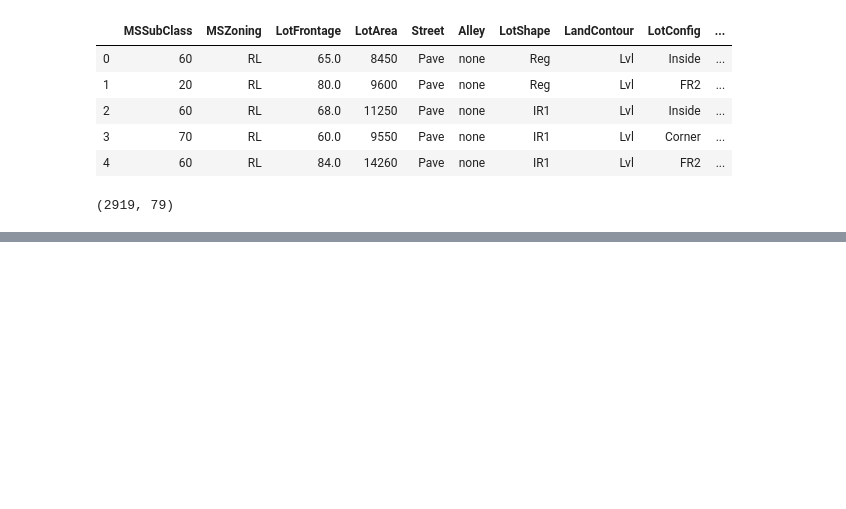
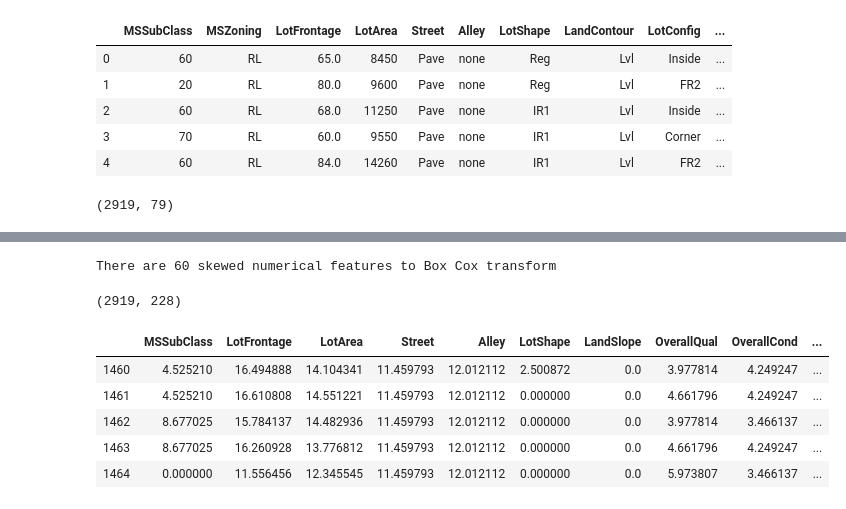
Before and after one commit to Sibin-Sibi/House_Price, a Jupyter notebook: Housing.ipynb, the cells around one changed output, grey strips where cells are left out. Saved outputs shown, nothing was run; the diff lists cells and outputs as text; code cells hidden in the pictures; blank space fills up the shorter version.

Commit message:
Data after Feature Engineering

```diff
--- a/Housing.ipynb
+++ b/Housing.ipynb
@@ -301,0 +319,7 @@ combined.shape
+# %%
+numeric_feats = combined.dtypes[combined.dtypes != 'object'].index
+# check skewness of all numeric value
+skewed_feats = combined[numeric_feats].apply( lambda x : skew(x.dropna()) ).sort_values(ascending = False)
+print("Skew in numerical featres : \n")
+skewness = pd.DataFrame({'skew' : skewed_feats})
+skewness.head(8)
@@ -301,0 +337,29 @@ combined.shape
+# %%
+# correcting of skewness using BoxCox
+skewness = skewness[abs(skewness) > 0.5]
+print("There are {} skewed numerical features to Box Cox transform".format(skewness.shape[0]))
+from scipy.special import boxcox1p
+from scipy.stats import boxcox_normmax
+skewed_features =  skewness.index
+for feat in skewed_features:
+    combined[feat] = boxcox1p(combined[feat], boxcox_normmax(combined[feat] + 1))
+# %% [output]
+There are 60 skewed numerical features to Box Cox transform
+# %%
+combined = pd.get_dummies(combined)
+combined.shape
+# %% [output]
+(2919, 228)
+# %%
+#Divide data once again
+train_ = combined.iloc[:len(y), :]
+test_ = combined.iloc[len(y):, :]
+# %%
+test_.head()
+# %% [output]
+|  | MSSubClass | LotFrontage | LotArea | Street | Alley | LotShape | LandSlope | OverallQual | OverallCond | ... |
+| 1460 | 4.525210 | 16.494888 | 14.104341 | 11.459793 | 12.012112 | 2.500872 | 0.0 | 3.977814 | 4.249247 | ... |
+| 1461 | 4.525210 | 16.610808 | 14.551221 | 11.459793 | 12.012112 | 0.000000 | 0.0 | 4.661796 | 4.249247 | ... |
+| 1462 | 8.677025 | 15.784137 | 14.482936 | 11.459793 | 12.012112 | 0.000000 | 0.0 | 3.977814 | 3.466137 | ... |
+| 1463 | 8.677025 | 16.260928 | 13.776812 | 11.459793 | 12.012112 | 0.000000 | 0.0 | 4.661796 | 4.249247 | ... |
+| 1464 | 0.000000 | 11.556456 | 12.345545 | 11.459793 | 12.012112 | 0.000000 | 0.0 | 5.973807 | 3.466137 | ... |
```
Also changed, not shown: parts of 5 cells of this notebook.
